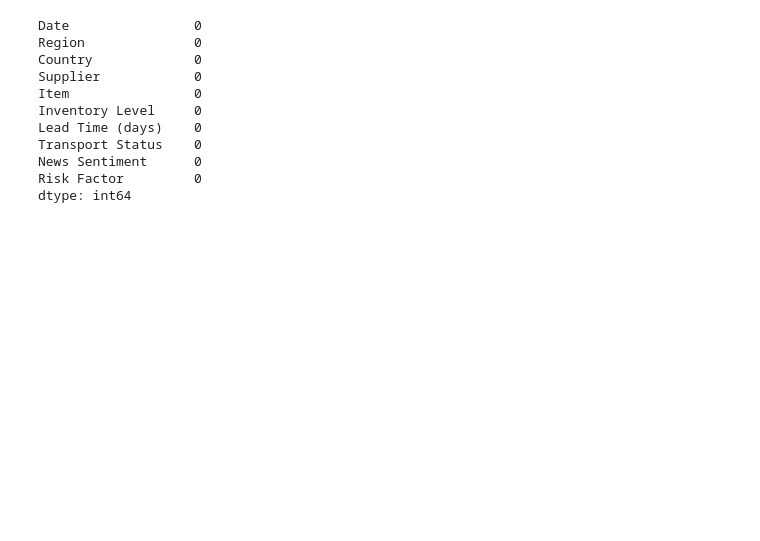
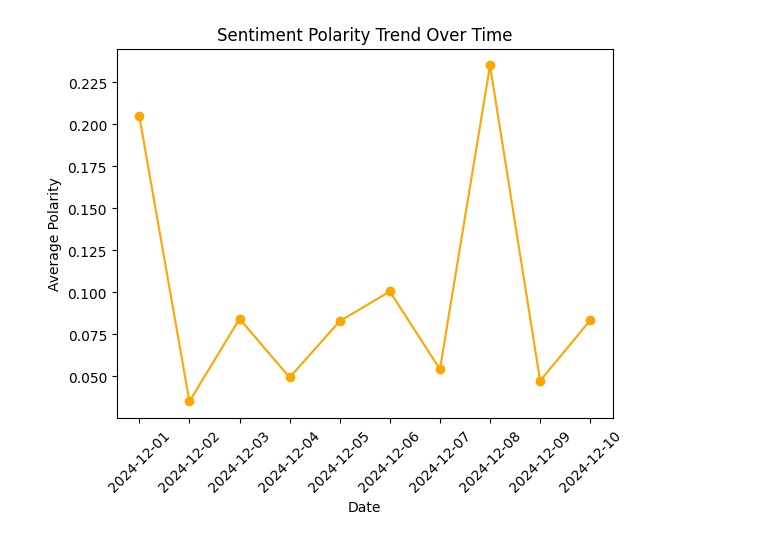
Before and after one commit to deepak12345678900/SupplyChainDisruption, a Jupyter notebook: supply_chain.ipynb, the cells around one changed output. Saved outputs shown, nothing was run; the diff lists cells and outputs as text; code cells hidden in the pictures; blank space fills up the shorter version.

```diff
--- a/supply_chain.ipynb
+++ b/supply_chain.ipynb
@@ -54,14 +155,16 @@ df = pd.read_csv("supply_chain_sample_data.csv")
-# %%
-df.isna().sum()
-# %% [output]
-Date                0
-Region              0
-Country             0
-Supplier            0
-Item                0
-Inventory Level     0
-Lead Time (days)    0
-Transport Status    0
-News Sentiment      0
-Risk Factor         0
-dtype: int64
+# %%
+# Ensure 'publishedAt' or similar column is in datetime format
+df['publishedAt'] = pd.to_datetime(df['publishedAt'])
+
+# Group by date and calculate average polarity
+trend = df.groupby(df['publishedAt'].dt.date)['polarity'].mean()
+
+# Plot the trend
+trend.plot(kind='line', marker='o', color='orange')
+plt.title("Sentiment Polarity Trend Over Time")
+plt.xlabel("Date")
+plt.ylabel("Average Polarity")
+plt.xticks(rotation=45)
+plt.show()
+# %% [output]
+[figure, added]
```
Also changed, not shown: parts of 13 cells of this notebook, 2 other files.
